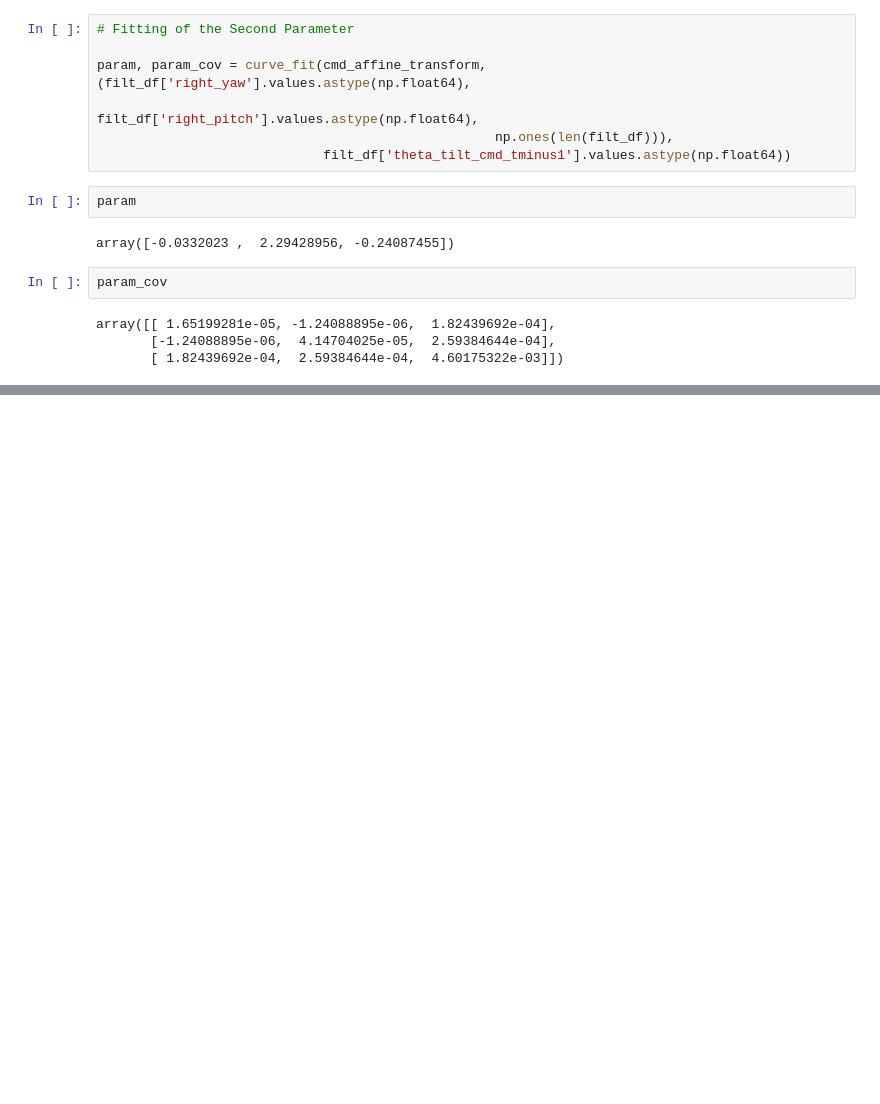
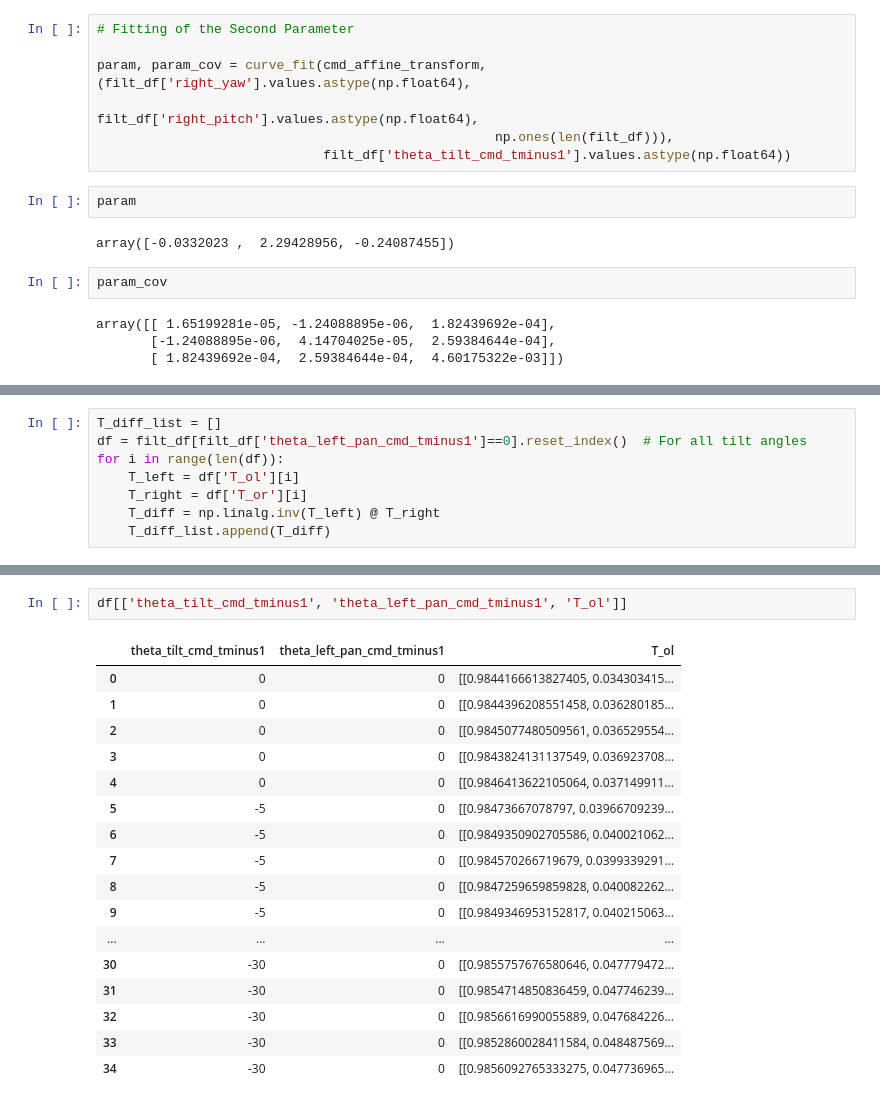
Before and after one commit to jpmnieles/grace_robot, a Jupyter notebook: 240509_PanTiltBaseline_Extrinsic_Eye_Location_Sweep_Save.ipynb, the cells around one changed output, grey strips where cells are left out. Drawn from its saved outputs; the diff is of its cells as text; blank space fills up the shorter version.

```diff
--- a/240509_PanTiltBaseline_Extrinsic_Eye_Location_Sweep_Save.ipynb
+++ b/240509_PanTiltBaseline_Extrinsic_Eye_Location_Sweep_Save.ipynb
@@ -1321,0 +1326,8 @@ array([[ 1.65199281e-05, -1.24088895e-06,  1.82439692e-04],
+# %%
+T_diff_list = []
+df = filt_df[filt_df['theta_left_pan_cmd_tminus1']==0].reset_index()  # For all tilt angles
+for i in range(len(df)):
+    T_left = df['T_ol'][i]
+    T_right = df['T_or'][i]
+    T_diff = np.linalg.inv(T_left) @ T_right
+    T_diff_list.append(T_diff)
@@ -1321,0 +1348,20 @@ array([[ 1.65199281e-05, -1.24088895e-06,  1.82439692e-04],
+# %%
+df[['theta_tilt_cmd_tminus1', 'theta_left_pan_cmd_tminus1', 'T_ol']]
+# %% [output]
+|  | theta_tilt_cmd_tminus1 | theta_left_pan_cmd_tminus1 | T_ol |
+| 0 | 0 | 0 | [[0.9844166613827405, 0.034303415... |
+| 1 | 0 | 0 | [[0.9844396208551458, 0.036280185... |
+| 2 | 0 | 0 | [[0.9845077480509561, 0.036529554... |
+| 3 | 0 | 0 | [[0.9843824131137549, 0.036923708... |
+| 4 | 0 | 0 | [[0.9846413622105064, 0.037149911... |
+| 5 | -5 | 0 | [[0.98473667078797, 0.03966709239... |
+| 6 | -5 | 0 | [[0.9849350902705586, 0.040021062... |
+| 7 | -5 | 0 | [[0.984570266719679, 0.0399339291... |
+| 8 | -5 | 0 | [[0.9847259659859828, 0.040082262... |
+| 9 | -5 | 0 | [[0.9849346953152817, 0.040215063... |
+| ... | ... | ... | ... |
+| 30 | -30 | 0 | [[0.9855757676580646, 0.047779472... |
+| 31 | -30 | 0 | [[0.9854714850836459, 0.047746239... |
+| 32 | -30 | 0 | [[0.9856616990055889, 0.047684226... |
+| 33 | -30 | 0 | [[0.9852860028411584, 0.048487569... |
+| 34 | -30 | 0 | [[0.9856092765333275, 0.047736965... |
```
Also changed, not shown: parts of 5 cells of this notebook.
